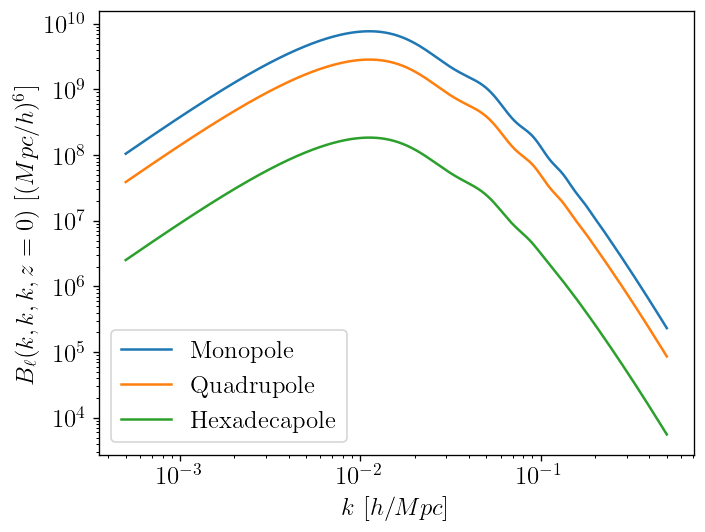
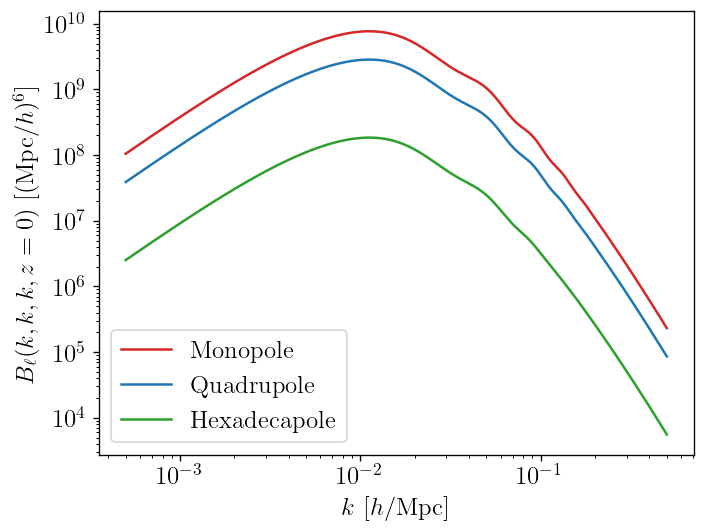
The notebook cell's code change between the first figure and the second:
--- before
+++ after
@@ -18,9 +18,9 @@
     Bk_l = LambdaCDM.get_bk_lin_multipoles_configs(use_IR_resum, b1, b2, bG2, d1, d2, d3, P_eps, "equi", k, l, z, k_size, z_size)
     Bk_l_1D = Bk_l[:, 0]
-    plt.plot(k, Bk_l_1D, label=labels[idx])
+    plt.plot(k, Bk_l_1D, label=labels[idx], color=colors[idx])
 plt.xscale("log")
 plt.yscale("log")
-plt.ylabel(r"$B_\ell(k, k, k, z=0)$ $[(Mpc/h)^6]$")
-plt.xlabel(r"$k$ $[h/Mpc]$")
+plt.ylabel(r"$B_\ell(k, k, k, z=0)$ $[(\mathrm{{Mpc}}/h)^6]$")
+plt.xlabel(r"$k$ $[h/\mathrm{{Mpc}}]$")
 plt.legend()
 plt.savefig("bispectrum_single_showcase.pdf", bbox_inches='tight')

Commit: start One-Loop bispectrum in ipynb